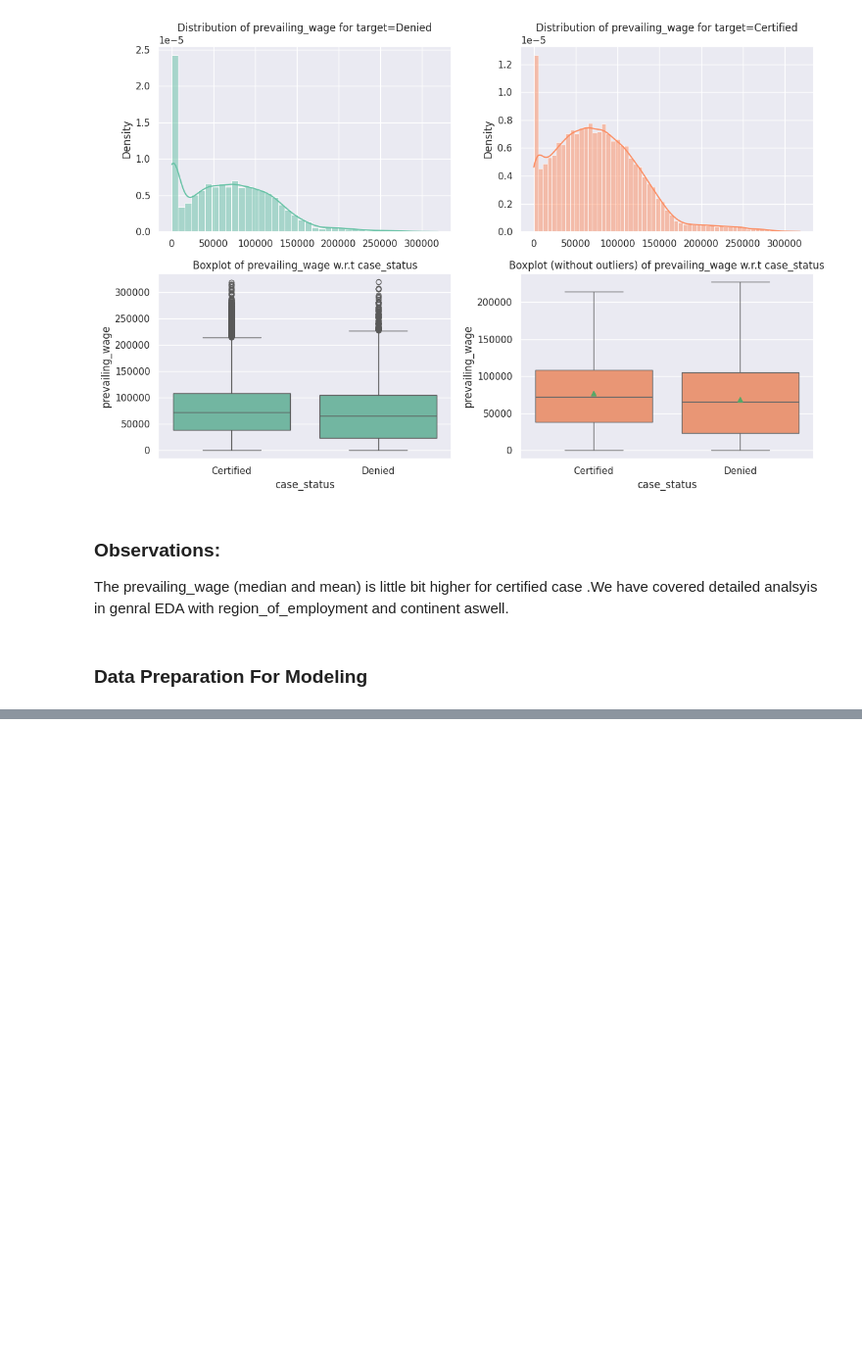
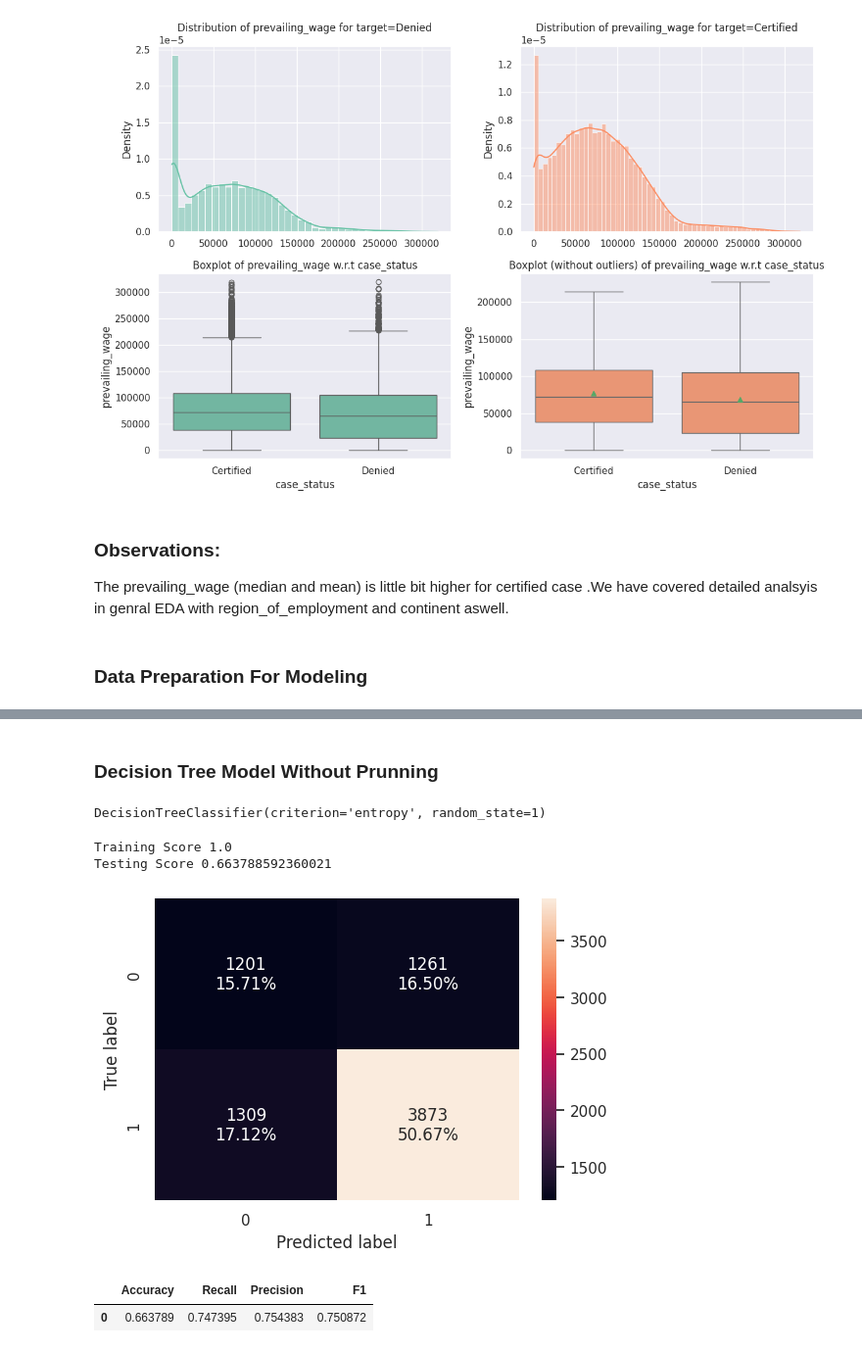
Before and after one commit to Rajesh2015/easy-visa, a Jupyter notebook: easy-visa-solution.ipynb, the cells around one changed output, grey strips where cells are left out. Shown at 98% size. Cells and saved outputs as stored; diff of their text form; code cells hidden in the pictures; blank space fills up the shorter version.

```diff
--- a/easy-visa-solution.ipynb
+++ b/easy-visa-solution.ipynb
@@ -1457,0 +1482,3 @@ ezdf['no_of_employees']=ezdf['no_of_employees'].apply(lambda x: abs(x))
+# %%
+# Dropping case_id
+ezdf.drop('case_id',inplace=True,axis=1)
@@ -1457,0 +1503,4 @@ ezdf['no_of_employees']=ezdf['no_of_employees'].apply(lambda x: abs(x))
+# %%
+X=ezdf.drop('case_status',axis=1) # Features
+y=ezdf['case_status'] # Target
+X_train, X_test, y_train, y_test = train_test_split(X, y, test_size=0.3, random_state=1)
@@ -1457,0 +1531,50 @@ ezdf['no_of_employees']=ezdf['no_of_employees'].apply(lambda x: abs(x))
+# %%
+# Encode variables with label encoing where ever justified and use one hot encoding where ever required
+
+le=LabelEncoder()
+
+X_train['education_of_employee']=le.fit_transform(X_train['education_of_employee'])
+X_test['education_of_employee']=le.transform(X_test['education_of_employee'])
+
+X_train['has_job_experience']=le.fit_transform(X_train['has_job_experience'])
+X_test['has_job_experience']=le.transform(X_test['has_job_experience'])
+
+X_train['requires_job_training']=le.fit_transform(X_train['requires_job_training'])
+X_test['requires_job_training']=le.transform(X_test['requires_job_training'])
+
+X_train['full_time_position']=le.fit_transform(X_train['full_time_position'])
+X_test['full_time_position']=le.transform(X_test['full_time_position'])
+
+# Apply one-hot encoding on training and test data
+X_train = pd.get_dummies(X_train, columns=['continent', 'region_of_employment', 'unit_of_wage'])
+X_test = pd.get_dummies(X_test, columns=['continent', 'region_of_employment', 'unit_of_wage'])
+
+# Align columns in test set with train set (in case some categories are missing)
+X_test = X_test.reindex(columns=X_train.columns, fill_value=0)
+# %% [markdown]
+### Decision Tree Model Without Prunning
+# %%
+# Create Decision Tree Model with entropy without any prunning
+treemodel=DecisionTreeClassifier(criterion='entropy',random_state=1)
+treemodel.fit(X_train,y_train)
+# %% [output]
+DecisionTreeClassifier(criterion='entropy', random_state=1)
+# %%
+# Printing both train and test score
+print(f"Training Score {treemodel.score(X_train,y_train)}")
+print(f"Testing Score {treemodel.score(X_test,y_test)}")
+# %% [output]
+Training Score 1.0
+Testing Score 0.663788592360021
+# %%
+# Draw Confusion matrix for test data
+confusion_matrix_sklearn(treemodel, X_test, y_test)
+# %% [output]
+[figure, added]
+# %%
+# Print Precession f1 csore and recall
+dec_tree_performance_default=model_performance_classification_sklearn(model=treemodel, predictors=X_test, target=y_test)
+dec_tree_performance_default
+# %% [output]
+|  | Accuracy | Recall | Precision | F1 |
+| 0 | 0.663789 | 0.747395 | 0.754383 | 0.750872 |
```
Also changed, not shown: parts of 36 cells of this notebook.
